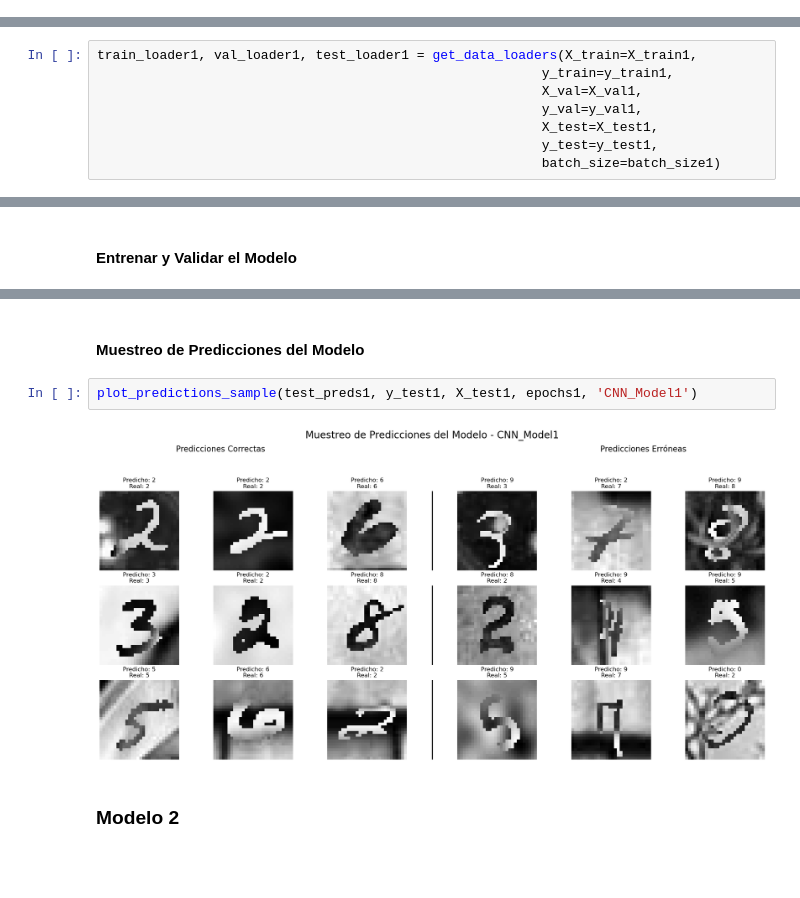
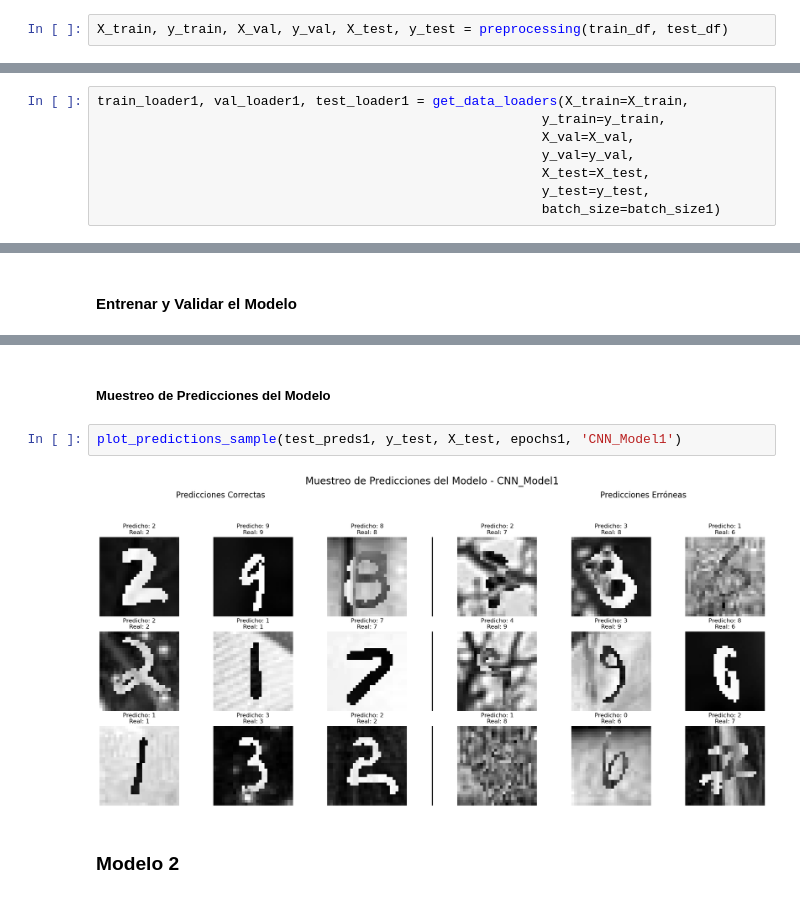
Before and after one commit to LeivaDiego/Lab4-DataScience, a Jupyter notebook: Lab4_CNN.ipynb, the cells around one changed output, grey strips where cells are left out. Cells and saved outputs as stored; diff of their text form; blank space fills up the shorter version.

```diff
--- a/Lab4_CNN.ipynb
+++ b/Lab4_CNN.ipynb
@@ -1013,0 +1027,2 @@ def plot_predictions_sample(test_preds, y_test, X_test, epochs, name):
+# %%
+X_train, y_train, X_val, y_val, X_test, y_test = preprocessing(train_df, test_df)
@@ -1041,10 +1052,10 @@ Dimensiones de las etiquetas de prueba: torch.Size([50000])
 # %%
-train_loader1, val_loader1, test_loader1 = get_data_loaders(X_train=X_train1,
-                                                         y_train=y_train1,
-                                                         X_val=X_val1,
-                                                         y_val=y_val1,
-                                                         X_test=X_test1,
-                                                         y_test=y_test1,
+train_loader1, val_loader1, test_loader1 = get_data_loaders(X_train=X_train,
+                                                         y_train=y_train,
+                                                         X_val=X_val,
+                                                         y_val=y_val,
+                                                         X_test=X_test,
+                                                         y_test=y_test,
                                                          batch_size=batch_size1)
 # %% [markdown]
 #### Definicion de Arquitectura
@@ -1168,9 +1181,9 @@ plot_confusion_matrix(y_test1, test_preds1, epochs1, 'CNN_Model1')
 # %% [markdown]
-#### Muestreo de Predicciones del Modelo
+##### Muestreo de Predicciones del Modelo
 # %%
-plot_predictions_sample(test_preds1, y_test1, X_test1, epochs1, 'CNN_Model1')
+plot_predictions_sample(test_preds1, y_test, X_test, epochs1, 'CNN_Model1')
 # %% [output]
-[figure, old version]
+[figure, new version]
 # %% [markdown]
 ### Modelo 2
 # %% [markdown]
```
Also changed, not shown: parts of 65 cells of this notebook, 1 other file.
